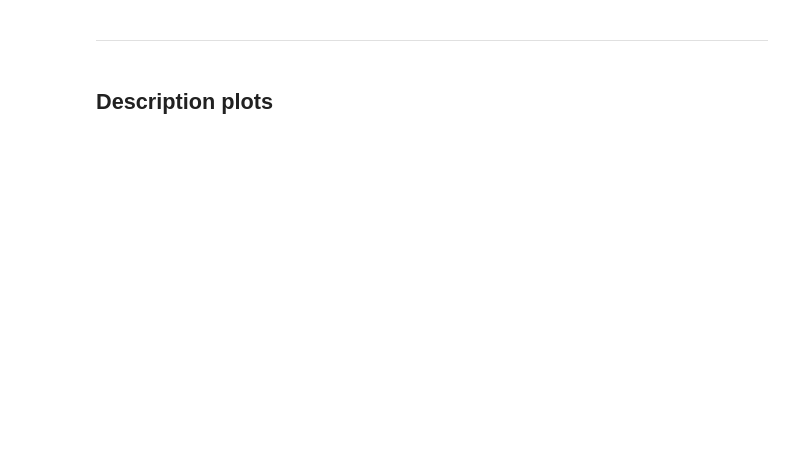
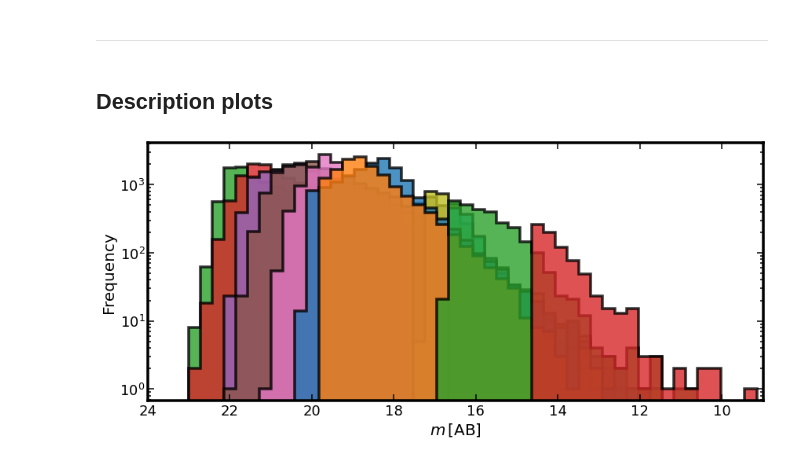
Before and after one commit to racarvajal/Pipeline_RG_z_ML, a Jupyter notebook: describe_data.ipynb, the cells around one changed output. Drawn from its saved outputs; the diff is of its cells as text; code cells hidden in the pictures; blank space fills up the shorter version.

Commit message:
fix colour plots

```diff
--- a/describe_data.ipynb
+++ b/describe_data.ipynb
@@ -54,9 +61,9 @@ cat_path            = '../../Catalogs/'  # relative path to the same directory
 # %%
 save_plot_flag      = False
 # %%
-used_area           = 'HETDEX'  # can be 'S82', 'HETDEX', 'COSMOS'
+used_area           = 'S82'  # can be 'S82', 'HETDEX', 'COSMOS'
 if used_area == 'HETDEX':
-    used_subset     = 'train_test'  # 'training', 'test', 'train_test', 'validation'
+    used_subset     = 'validation'  # 'training', 'test', 'train_test', 'validation', 'unknown'
 # %%
 file_S82            = 'CatWISE2020_S82_VLASS_VLAS82_PS1_GALEX_TGSS_XMM_2MASS_MILLIQUAS_7_4d_ALLWISE_SDSS_DR16_5sigma_imp.h5'
 file_HETDEX         = 'CatWISE2020_VLASS_LOFAR_PS1_GALEX_TGSS_XMM_2MASS_MILLIQUAS_7_4d_ALLWISE_LOLSS_SDSS_DR16_5sigma_imp.h5'
@@ -79,0 +107,20 @@ full_catalog_df     = pd.read_hdf(cat_path + file_name, key='df').drop(columns=f
+# %%
+if used_area == 'HETDEX' and used_subset != 'unknown':
+    full_catalog_df = full_catalog_df.loc[(full_catalog_df.loc[:, 'is_gal'] == 1) | (full_catalog_df.loc[:, 'is_AGN'] == 1)]
+if used_area == 'HETDEX' and used_subset == 'unknown':
+    full_catalog_df = full_catalog_df.loc[(full_catalog_df.loc[:, 'is_gal'] != 0) & (full_catalog_df.loc[:, 'is_AGN'] != 1)]
+# %%
+if used_area == 'HETDEX' and used_subset != 'unknown':
+    train_test_df, validation_df     = train_test_split(full_catalog_df, test_size=0.2,\
+                                       random_state=seed, stratify=full_catalog_df.loc[:, 'is_AGN'])
+    train_df, test_df                = train_test_split(train_test_df, test_size=0.3,\
+                                       random_state=seed, stratify=train_test_df.loc[:, 'is_AGN'])
+    print('Shape of used data in HETDEX')
+    print('(Confirmed galaxies and AGN)')
+    print('-' * 50)
+    print(f'Full Dataset size:                  {full_catalog_df.shape}')
+    print(f'Data for Modeling (Train and Test): {train_test_df.shape}')
+    print(f'Training data:                      {train_df.shape}')
+    print(f'Testing data:                       {test_df.shape}')
+    print(f'Unseen Data For Validation:         {validation_df.shape}')
+    print('-' * 50)
@@ -79,0 +137,6 @@ full_catalog_df     = pd.read_hdf(cat_path + file_name, key='df').drop(columns=f
+# %%
+if used_area == 'HETDEX':
+    print(f'Using {used_subset} data from HETDEX')
+    if used_subset != 'unknown':
+        selected_dataset = {'training': train_df, 'test': test_df, 'train_test': train_test_df, 'validation': validation_df}
+        full_catalog_df = selected_dataset[used_subset]
@@ -103,30 +186,32 @@ mag_cols_names   = {'W1mproPM': 'W1 (CW)', 'W2mproPM': 'W2 (CW)', 'Sint_LOFAR':
                   'imag': 'i', 'zmag': 'z', 'ymag': 'y', 'FUVmag': 'FUV', 'NUVmag': 'NUV',
                   'FEP': 'XMM', 'Jmag': 'J', 'Hmag': 'H', 'Kmag': 'K'}
 # %%
-fig             = plt.figure(figsize=(9,5.5))
+fig             = plt.figure(figsize=(12,5.5))
 ax1             = fig.add_subplot(111, xscale='linear', yscale='log')
 
 min_magnitude  = full_catalog_df.loc[:, bands_plot].min().min()
 max_magnitude  = full_catalog_df.loc[:, bands_plot].max().max()
 mag_bins       = np.linspace(min_magnitude, max_magnitude, 50)
 
 for band in bands_plot:
-    filt_lims = np.array(full_catalog_df.loc[:, band] != mag_cols_lim[lims_select][band])
+    filt_lims = np.array(full_catalog_df.loc[:, band] != mag_cols_lim[band])
     ax1.hist(full_catalog_df.loc[filt_lims, band], bins=mag_bins, histtype='stepfilled', ec='k', lw=3.5, alpha=0.8)
 
 ax1.tick_params(which='both', top=True, right=True, direction='in')
-ax1.tick_params(axis='both', which='major', labelsize=14)
+ax1.tick_params(axis='both', which='major', labelsize=18)
 ax1.tick_params(which='major', length=8, width=1.5)
 ax1.tick_params(which='minor', length=4, width=1.5)
 ax1.set_xlabel('$m\, \mathrm{[AB]}$', size=20)
 ax1.set_ylabel('Frequency', size=20)
 plt.setp(ax1.spines.values(), linewidth=3.5)
 plt.setp(ax1.spines.values(), linewidth=3.5)
 # plt.legend(loc=1, fontsize=14)
 ax1.set_xlim(left=np.floor(min_magnitude), right=np.ceil(max_magnitude))
 ax1.invert_xaxis()
 #ax1.set_aspect('equal', 'box')
 fig.tight_layout()
+# %% [output]
+[figure, added]
 # %%
 n_cols = 4
 n_rows = int(np.ceil((len(bands_plot)) / 4))
```
Also changed, not shown: parts of 13 cells of this notebook.
